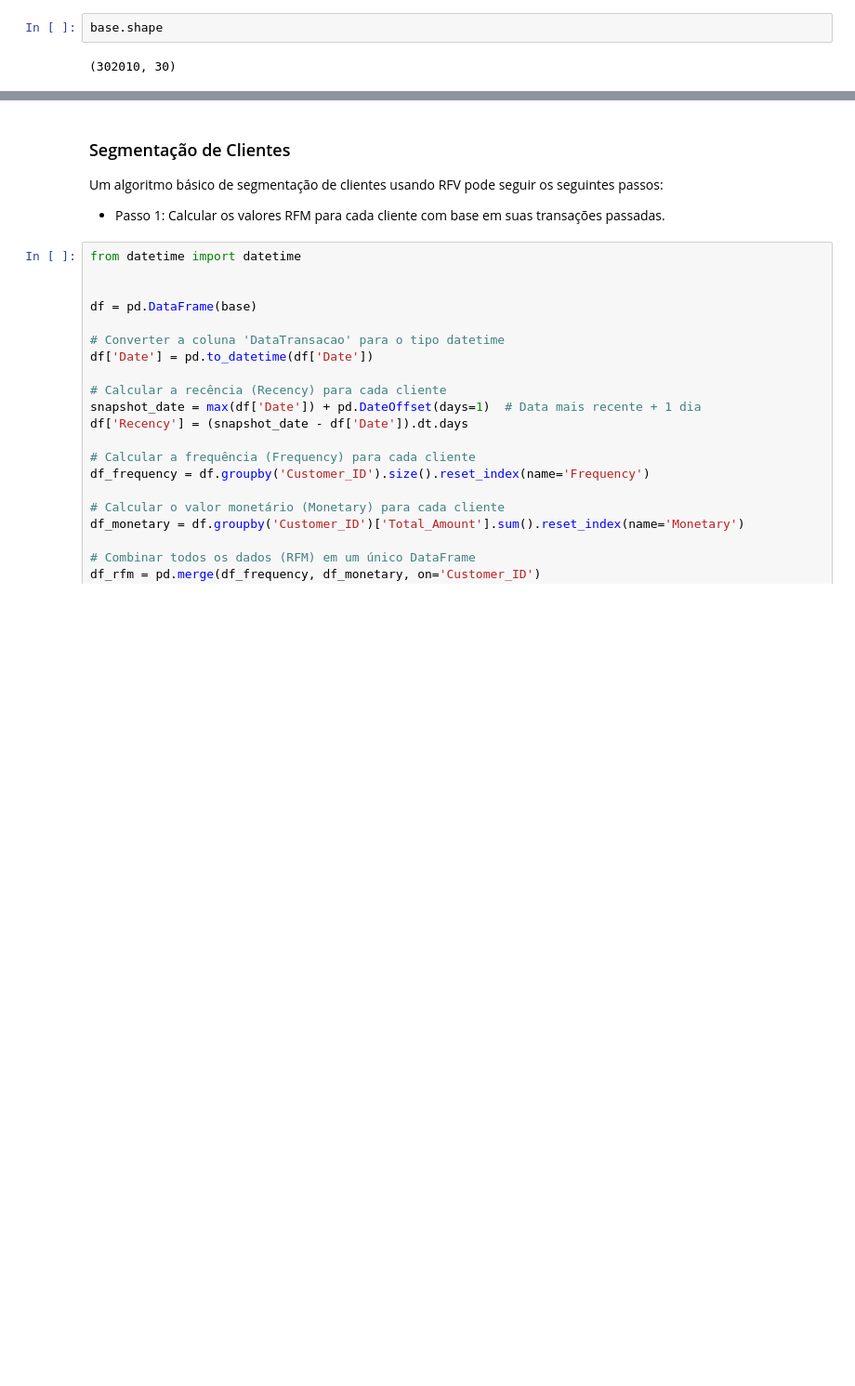
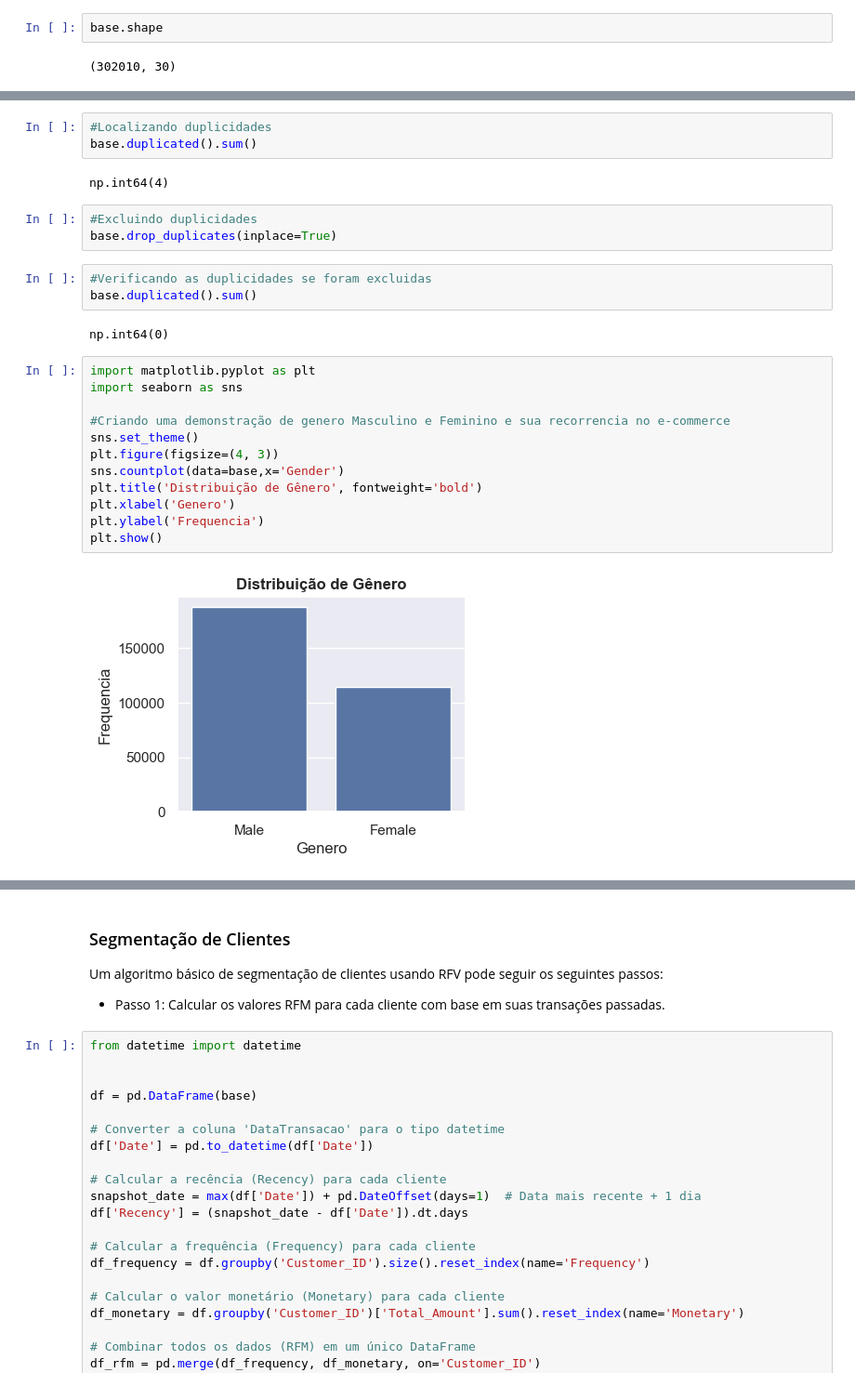
Before and after one commit to menezescarlos/ECOMMERCE, a Jupyter notebook: ecommerce.ipynb, the cells around one changed output, grey strips where cells are left out. Shown: that part at 93% size. Saved outputs shown, nothing was run; the diff lists cells and outputs as text; blank space fills up the shorter version.

```diff
--- a/ecommerce.ipynb
+++ b/ecommerce.ipynb
@@ -46,3 +46,30 @@ Data columns (total 30 columns):
  29  products          302010 non-null  object
 dtypes: float64(10), object(20)
 memory usage: 69.1+ MB
+# %%
+#Localizando duplicidades
+base.duplicated().sum()
+# %% [output]
+np.int64(4)
+# %%
+#Excluindo duplicidades
+base.drop_duplicates(inplace=True)
+# %%
+#Verificando as duplicidades se foram excluidas
+base.duplicated().sum()
+# %% [output]
+np.int64(0)
+# %%
+import matplotlib.pyplot as plt
+import seaborn as sns
+
+#Criando uma demonstração de genero Masculino e Feminino e sua recorrencia no e-commerce
+sns.set_theme()
+plt.figure(figsize=(4, 3))
+sns.countplot(data=base,x='Gender')
+plt.title('Distribuição de Gênero', fontweight='bold')
+plt.xlabel('Genero')
+plt.ylabel('Frequencia')
+plt.show()
+# %% [output]
+[figure, added]
```
Also changed, not shown: parts of 16 cells of this notebook.
